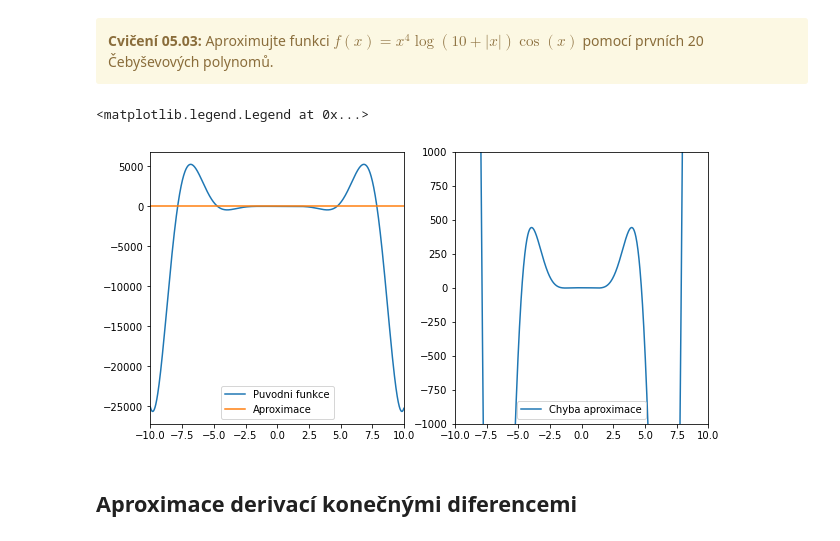
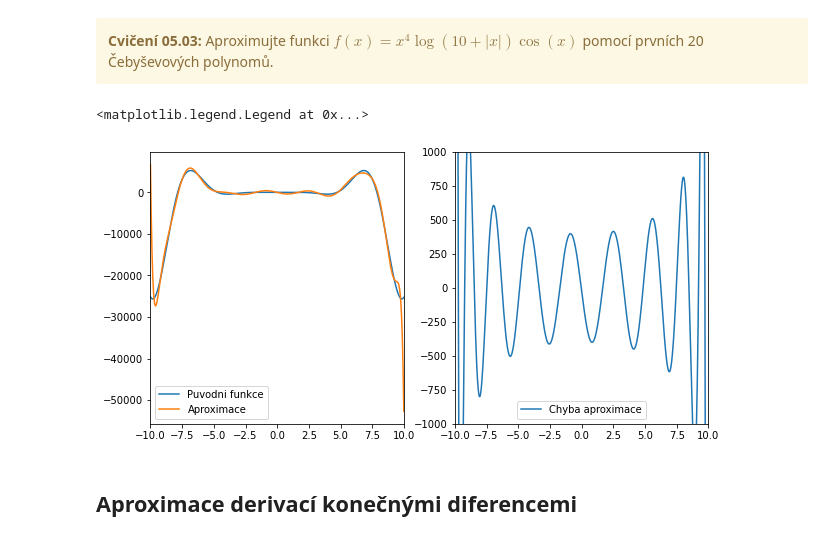
Before and after one commit to m-jirka/nme_cv, a Jupyter notebook: _build/jupyter_execute/Cviceni05.ipynb, the cells around one changed output. Saved outputs shown, nothing was run; the diff lists cells and outputs as text; code cells hidden in the pictures.

```diff
--- a/_build/jupyter_execute/Cviceni05.ipynb
+++ b/_build/jupyter_execute/Cviceni05.ipynb
@@ -35,7 +35,18 @@ $$
 # %% [markdown]
 <div class="alert alert-block alert-warning"><b>Cvičení 05.01: </b> Naprogramujte výpočet Lagrangeovy interpolace v libovolném bodě pro $x=\{-4, -1, 0, 2\}$ a $f(x)=\{-28, -16, -36, -40\}$.</div>
 # %%
-# kod
+#
 bod = -0.5
 x = np.array([-4, -1, 0, 2])
 y = np.array([-28, -16, -36, -40])
+pocet_bodu = np.size(x) # stupen polynomu je pocet_bodu - 1
+L = 0 # Lagrangeuv polynom
+
+for i in range(pocet_bodu): # pocet scitancu v sume = stejny jako pocet bodu
+    F = 1
+    for j in range(pocet_bodu):
+        if j != i:
+            F = F * (bod - x[j])/(x[i]-x[j])
+    L = L + y[i]*F
+
+print(L)
@@ -73,7 +86,7 @@ $$
 # %% [markdown]
 <div class="alert alert-block alert-warning"><b>Cvičení 05.03: </b> Aproximujte funkci $f(x)=x^{4}\log(10+\lvert x \rvert)\cos(x)$ pomocí prvních 20 Čebyševových polynomů.</div>
 # %%
-# kod
+#
 N = 20 # stupen aproximace (pocet Cebysevovych polynomu)
 a = -10 # levy kraj intervalu
 b = 10 # pravy kraj intervalu
@@ -113,37 +126,40 @@ cj = np.zeros((N-1))
 c0 = c(0)
 for i in range(N-1):
     cj[i] = c(i)
 
 krok = (b-a) / bodu
 x = a
 
 xarr = np.zeros(bodu)
 yarr = np.zeros(bodu)
 
 for i in range(bodu):
-    ## DOPLNIT
-    y = 1
-    ## DOPLNIT
+    Tj = T(trans(x)) # hodnoty Cebysevovych polynomu v bode x
+    y = 0.5*c0*1 # c0 prvni scitanec v aproximovane funkci
+    # dale potrebujeme pricist sumu polynomu
+    # cj[j] - koeficient cj, tj. j-ty polynom v bode x
+    for j in range(N-2):
+        y = y + cj[j]*Tj[j]
     xarr[i] = x # ulozime aktualni x
     yarr[i] = y # a aktualni y
     x = x+krok # posuneme se na dalsi x
 
 x1 = np.arange(a,b,krok)
 y1= zadanafce(x1)
 
 fig, ax = plt.subplots(1,2,figsize=(10,5))
 ax[0].plot(x1,y1,label='Puvodni funkce')
 ax[0].plot(xarr,yarr,label='Aproximace')
 ax[0].set_xlim(-10,10)
 ax[0].legend()
 
 ax[1].plot(x1,yarr-y1,label='Chyba aproximace')
 ax[1].set_xlim(-10,10)
 ax[1].set_ylim(-1000,1000)
 ax[1].legend()
 # %% [output]
 <matplotlib.legend.Legend at 0x...>
-[figure, old version]
+[figure, new version]
 # %% [markdown]
 ## Aproximace derivací konečnými diferencemi
 # %% [markdown]
```
Also changed, not shown: parts of 2 cells of this notebook, 21 other files.
